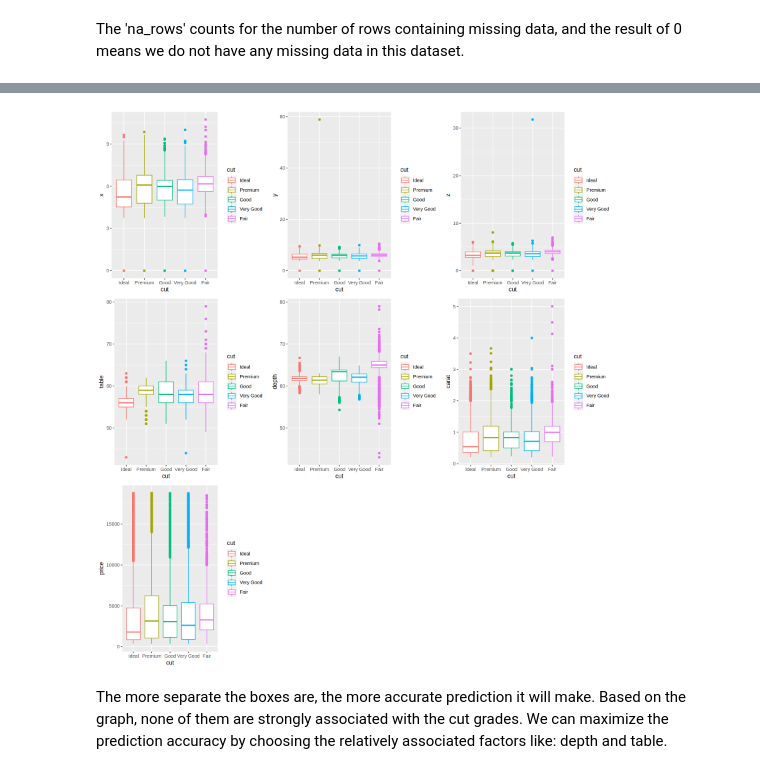
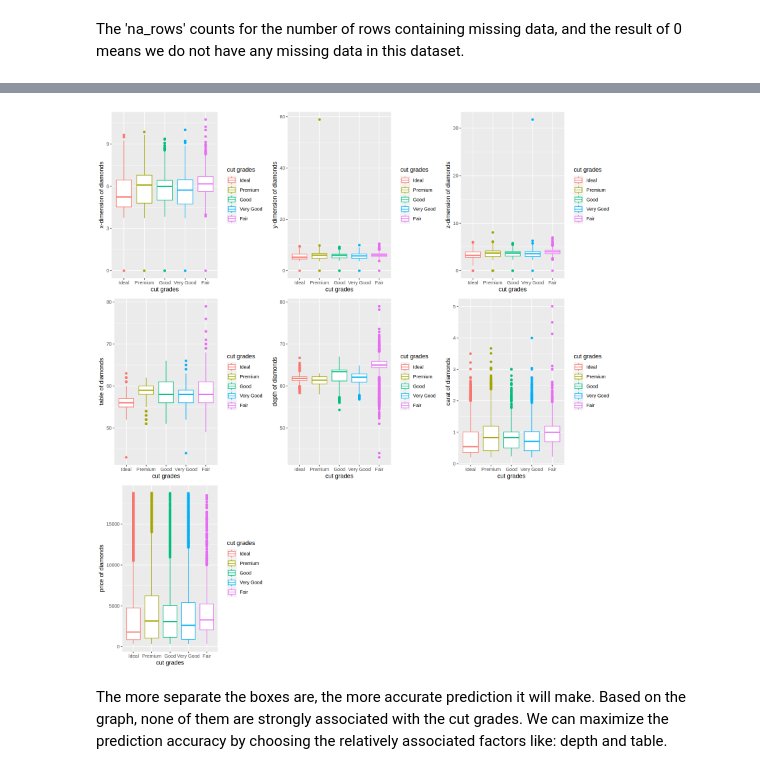
Before and after one commit to rubydelang/sonar_data, a Jupyter notebook: project_diamond.ipynb, the cells around one changed output, grey strips where cells are left out. Cells and saved outputs as stored; diff of their text form; code cells hidden in the pictures.

```diff
--- a/project_diamond.ipynb
+++ b/project_diamond.ipynb
@@ -112,36 +111,43 @@ summary(diamond_data)
 # %%
 options(repr.plot.width = 13, repr.plot.height = 14)
 x_cut_graph <- diamond_training |>
 ggplot(aes(x = cut, y = x, color = cut)) +
-geom_boxplot()
+geom_boxplot() +
+labs(x ="cut grades", y = "x-dimension of diamonds", color = "cut grades")
 
 y_cut_graph <- diamond_training |>
 ggplot(aes(x = cut, y = y, color = cut)) +
-geom_boxplot()
+geom_boxplot() +
+labs(x ="cut grades", y = "y-dimension of diamonds", color = "cut grades")
 
 z_cut_graph <- diamond_training |>
 ggplot(aes(x = cut, y = z, color = cut)) +
-geom_boxplot()
+geom_boxplot() +
+labs(x ="cut grades", y = "z-dimension of diamonds", color = "cut grades")
 
 table_cut_graph <- diamond_training |>
 ggplot(aes(x = cut, y = table, color = cut)) +
-geom_boxplot()
+geom_boxplot() +
+labs(x ="cut grades", y = "table of diamonds", color = "cut grades")
 
 depth_cut_graph <- diamond_training |>
 ggplot(aes(x = cut, y = depth, color = cut)) +
-geom_boxplot()
+geom_boxplot() +
+labs(x ="cut grades", y = "depth of diamonds", color = "cut grades")
 
 carat_cut_graph <- diamond_training |>
 ggplot(aes(x = cut, y = carat, color = cut)) +
-geom_boxplot()
+geom_boxplot() +
+labs(x ="cut grades", y = "carat of diamonds", color = "cut grades")
 
 price_cut_graph <- diamond_training |>
 ggplot(aes(x = cut, y = price, color = cut)) +
-geom_boxplot()
+geom_boxplot() +
+labs(x ="cut grades", y = "price of diamonds", color = "cut grades")
 
 plot_grid(x_cut_graph, y_cut_graph, z_cut_graph, table_cut_graph, depth_cut_graph, carat_cut_graph, price_cut_graph, align = "h", ncol = 3)
 # %% [output]
-[figure, old version]
+[figure, new version]
 # %% [markdown]
 The more separate the boxes are, the more accurate prediction it will make. Based on the graph, none of them are strongly associated with the cut grades. We can maximize the prediction accuracy by choosing the relatively associated factors like: depth and table.
 # %% [markdown]
```
Also changed, not shown: parts of 1 cell of this notebook.
